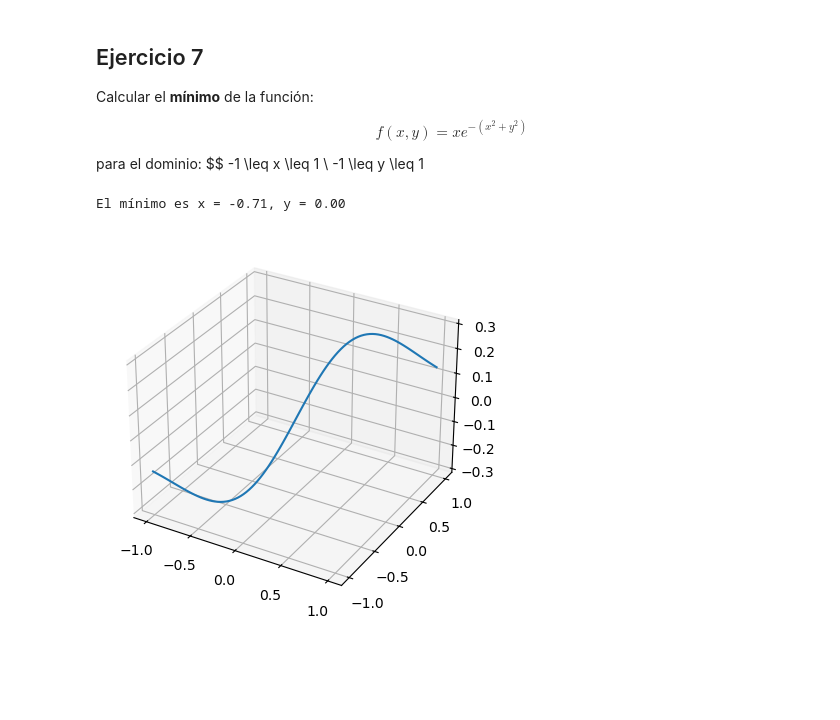
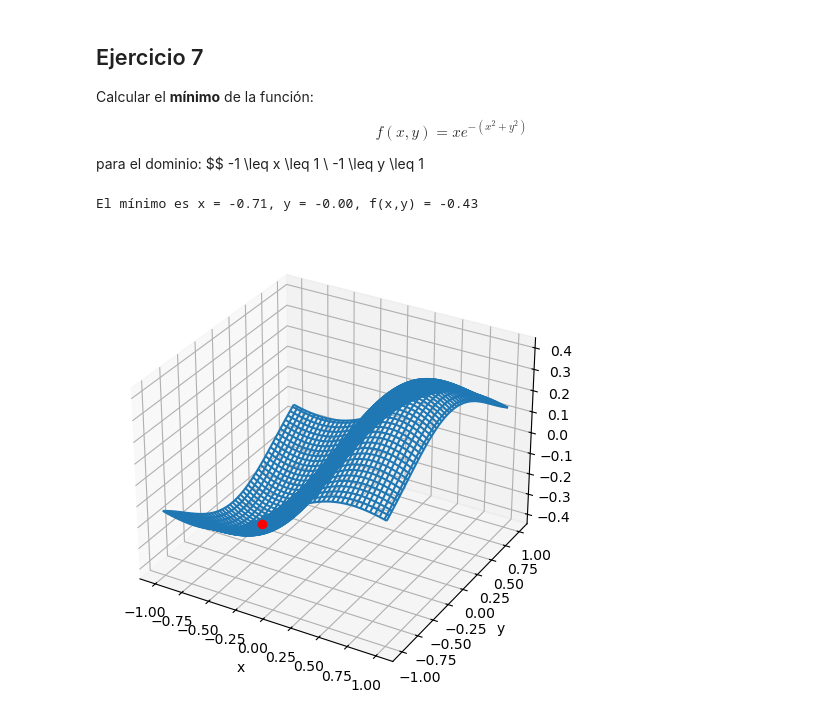
Before and after one commit to AlejandroRG03/computacion_master, a Jupyter notebook: computacion_numerica/optimizacion.ipynb, the cells around one changed output. Drawn from its saved outputs; the diff is of its cells as text; code cells hidden in the pictures; blank space fills up the shorter version.

```diff
--- a/computacion_numerica/optimizacion.ipynb
+++ b/computacion_numerica/optimizacion.ipynb
@@ -258,7 +272,7 @@ $$
 # %%
 import numpy as np
 import matplotlib.pyplot as plt
-from scipy.optimize import fmin
+from scipy.optimize import minimize
 
 def f(x):
     x, y = x
@@ -268,10 +282,24 @@ fig = plt.figure()
 ax = fig.add_subplot(111, projection = '3d')
 
 x = y = np.linspace(-10,10,100)
-ax.plot(x,y, f([x,y]))
+x, y = np.meshgrid(x,y)
+ax.plot_wireframe(x,y, f([x,y]))
 
+xmin = ymin = -10
+xmax = ymax = 10
 
-minimo = fmin(f, x0=(0,0), disp=False)
+minimo = minimize(f, x0=(0,0), bounds=([xmin,xmax],[ymin,ymax]))
+x0, y0 = minimo.x
+fmin = minimo.fun
+print(f'El mínimo es x = {x0:.2f}, y = {y0:.2f}, f(x,y) = {fmin:.2f}')
 
-print(f'El mínimo es x = {minimo[0]:.2f}, y = {minimo[1]:.2f}')
+ax.plot(x0,y0, f([x0,y0]), 'ro', zorder = 10)
+
+ax.set_xlabel('x')
+ax.set_ylabel('y')
+ax.set_zlabel('z')
+
+fig.tight_layout()
+
+plt.show()
 # %% [output]
@@ -293,22 +321,37 @@ $$
 # %%
 import numpy as np
 import matplotlib.pyplot as plt
-from scipy.optimize import fmin
+from scipy.optimize import minimize
 
 def f(x):
     x, y = x
     return x*np.exp(-x**2-y**2)
 
 fig = plt.figure()
 ax = fig.add_subplot(111, projection = '3d')
 
 x = y = np.linspace(-1,1,100)
-ax.plot(x,y, f([x,y]))
+x, y = np.meshgrid(x,y)
+ax.plot_wireframe(x,y, f([x,y]))
 
 
-minimo = fmin(f, x0=(0,0), disp=False)
+xmin = ymin = -1
+xmax = ymax = 1
 
-print(f'El mínimo es x = {minimo[0]:.2f}, y = {minimo[1]:.2f}')
+minimo = minimize(f, x0=(0,0), bounds=([xmin,xmax],[ymin,ymax]))
+x0, y0 = minimo.x
+fmin = minimo.fun
+print(f'El mínimo es x = {x0:.2f}, y = {y0:.2f}, f(x,y) = {fmin:.2f}')
+
+ax.plot(x0,y0, f([x0,y0]), 'ro', zorder = 10)
+
+ax.set_xlabel('x')
+ax.set_ylabel('y')
+ax.set_zlabel('z')
+
+fig.tight_layout()
+
+plt.show()
 # %% [output]
-El mínimo es x = -0.71, y = 0.00
+El mínimo es x = -0.71, y = -0.00, f(x,y) = -0.43
-[figure, old version]
+[figure, new version]
```
Also changed, not shown: parts of 2 cells of this notebook, 1 other file.
